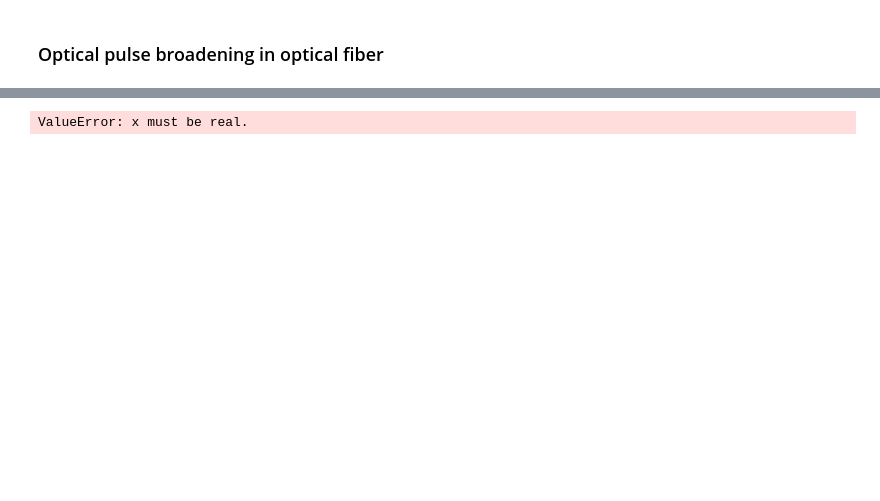
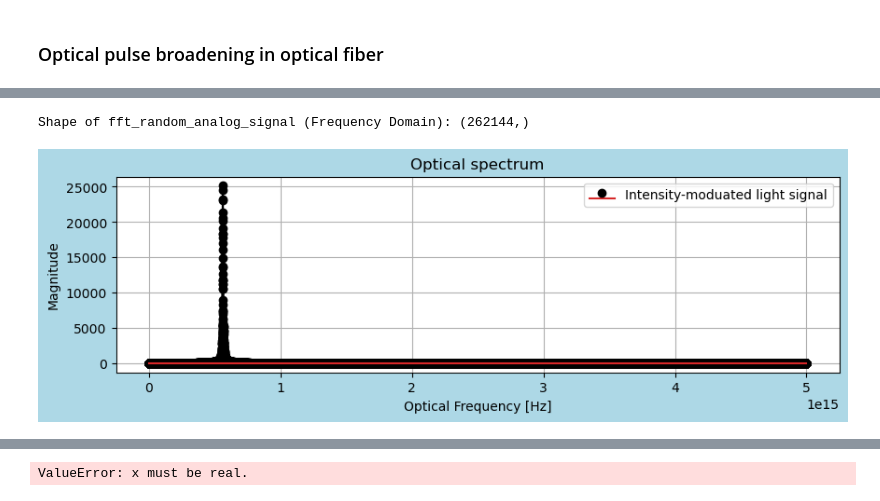
Before and after one commit to tacticstactics/Optical-pulse-broadening, a Jupyter notebook: optical_pulse_broadening_optical_fibers.ipynb, the cells around one changed output, grey strips where cells are left out. Saved outputs shown, nothing was run; the diff lists cells and outputs as text; code cells hidden in the pictures; blank space fills up the shorter version.

```diff
--- a/optical_pulse_broadening_optical_fibers.ipynb
+++ b/optical_pulse_broadening_optical_fibers.ipynb
@@ -327,0 +289,27 @@ Difference Frequency: freq_diff [Hz] 0.00000E+00
+# %%
+
+
+UnShifted_sampleIndex = np.arange(0, N)
+UnShifted_f = UnShifted_sampleIndex*frequencystep
+
+fft_random_analog_signal = fft(Port3_1_EFcol,N)
+
+print('Shape of fft_random_analog_signal (Frequency Domain):', fft_random_analog_signal.shape)
+
+fig1 = plt.figure(figsize = (10,6), facecolor='lightblue')
+
+ax1_1 = fig1.add_subplot(2, 1, 1)
+ax1_1.set_title("Optical spectrum")
+ax1_1.stem(UnShifted_f, np.abs(fft_random_analog_signal),"k",label='Intensity-moduated light signal')
+ax1_1.set_xlabel("Optical Frequency [Hz]")
+ax1_1.set_ylabel("Magnitude")
+#ax1_1.set_xlim(190e12,200e12)
+#ax1_1.set_xlim(0, frequencystep * samplerate * 1.1/1)
+ax1_1.legend()
+ax1_1.grid()
+
+half_size = len(fft_random_analog_signal) // 2
+fft_random_analog_signal_half = fft_random_analog_signal[:half_size]
+# %% [output]
+Shape of fft_random_analog_signal (Frequency Domain): (262144,)
+[figure, added]
```
Also changed, not shown: parts of 4 cells of this notebook, 1 other file.
